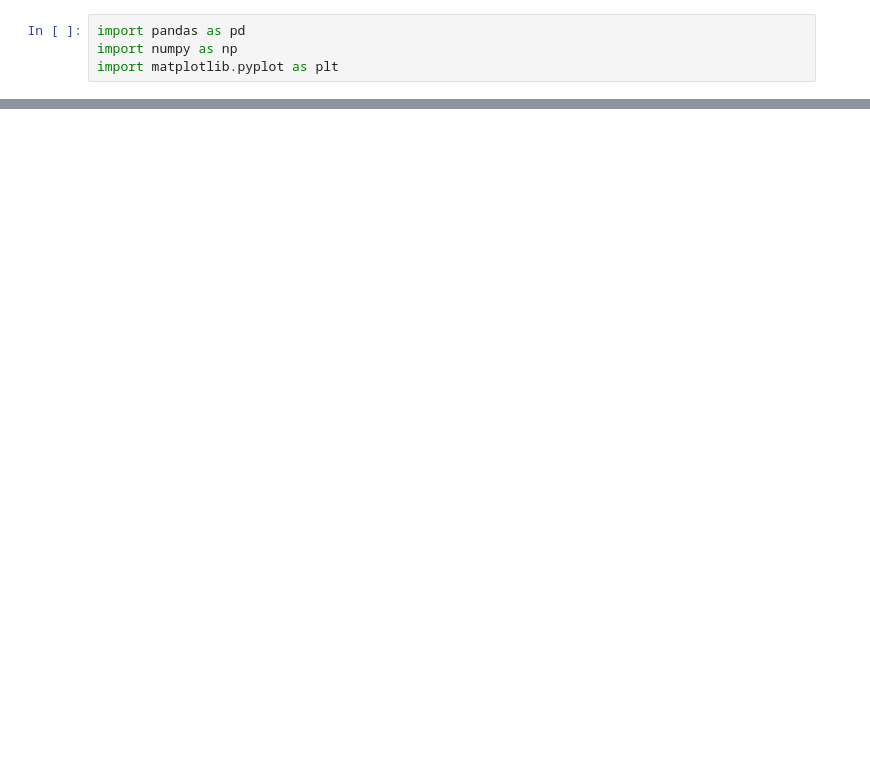
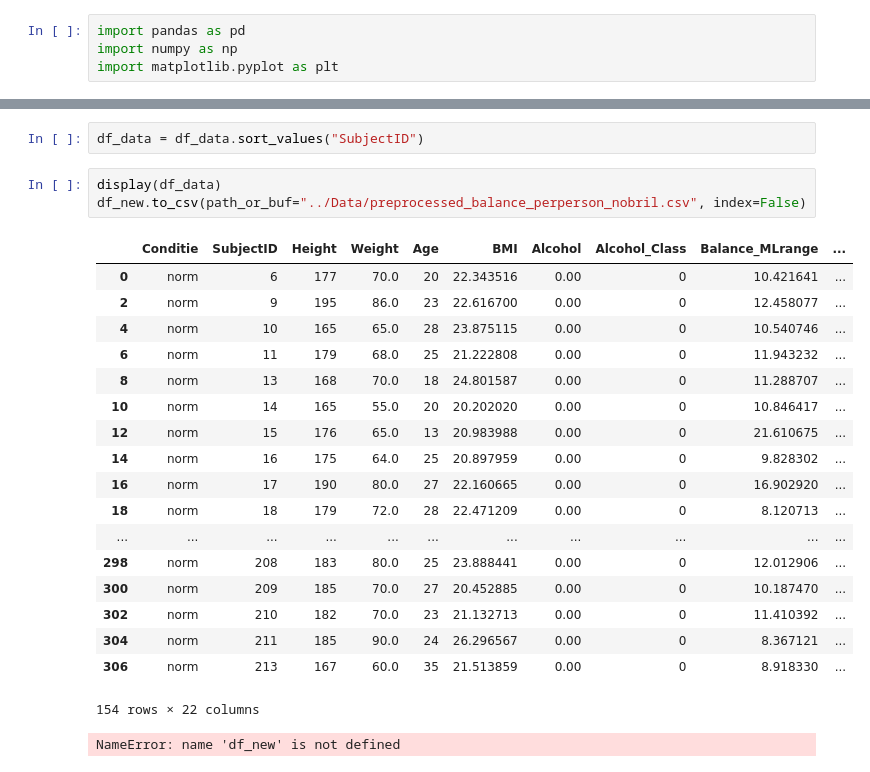
Before and after one commit to VivienvV/fallrisk, a Jupyter notebook: Machine_learning/s_balance.ipynb, the cells around one changed output, grey strips where cells are left out. Cells and saved outputs as stored; diff of their text form; blank space fills up the shorter version.

```diff
--- a/Machine_learning/s_balance.ipynb
+++ b/Machine_learning/s_balance.ipynb
@@ -19,0 +29,25 @@ df_data["Balance_MeanVelocity"].plot.hist(bins=50)
+# %%
+df_data = df_data.sort_values("SubjectID")
+# %%
+display(df_data)
+df_new.to_csv(path_or_buf="../Data/preprocessed_balance_perperson_nobril.csv", index=False)
+# %% [output]
+|  | Conditie | SubjectID | Height | Weight | Age | BMI | Alcohol | Alcohol_Class | Balance_MLrange | ... |
+| 0 | norm | 6 | 177 | 70.0 | 20 | 22.343516 | 0.00 | 0 | 10.421641 | ... |
+| 2 | norm | 9 | 195 | 86.0 | 23 | 22.616700 | 0.00 | 0 | 12.458077 | ... |
+| 4 | norm | 10 | 165 | 65.0 | 28 | 23.875115 | 0.00 | 0 | 10.540746 | ... |
+| 6 | norm | 11 | 179 | 68.0 | 25 | 21.222808 | 0.00 | 0 | 11.943232 | ... |
+| 8 | norm | 13 | 168 | 70.0 | 18 | 24.801587 | 0.00 | 0 | 11.288707 | ... |
+| 10 | norm | 14 | 165 | 55.0 | 20 | 20.202020 | 0.00 | 0 | 10.846417 | ... |
+| 12 | norm | 15 | 176 | 65.0 | 13 | 20.983988 | 0.00 | 0 | 21.610675 | ... |
+| 14 | norm | 16 | 175 | 64.0 | 25 | 20.897959 | 0.00 | 0 | 9.828302 | ... |
+| 16 | norm | 17 | 190 | 80.0 | 27 | 22.160665 | 0.00 | 0 | 16.902920 | ... |
+| 18 | norm | 18 | 179 | 72.0 | 28 | 22.471209 | 0.00 | 0 | 8.120713 | ... |
+| ... | ... | ... | ... | ... | ... | ... | ... | ... | ... | ... |
+| 298 | norm | 208 | 183 | 80.0 | 25 | 23.888441 | 0.00 | 0 | 12.012906 | ... |
+| 300 | norm | 209 | 185 | 70.0 | 27 | 20.452885 | 0.00 | 0 | 10.187470 | ... |
+| 302 | norm | 210 | 182 | 70.0 | 23 | 21.132713 | 0.00 | 0 | 11.410392 | ... |
+| 304 | norm | 211 | 185 | 90.0 | 24 | 26.296567 | 0.00 | 0 | 8.367121 | ... |
+| 306 | norm | 213 | 167 | 60.0 | 35 | 21.513859 | 0.00 | 0 | 8.918330 | ... |
+154 rows × 22 columns
+NameError: name 'df_new' is not defined
```
Also changed, not shown: parts of 4 cells of this notebook, 8 other files.
